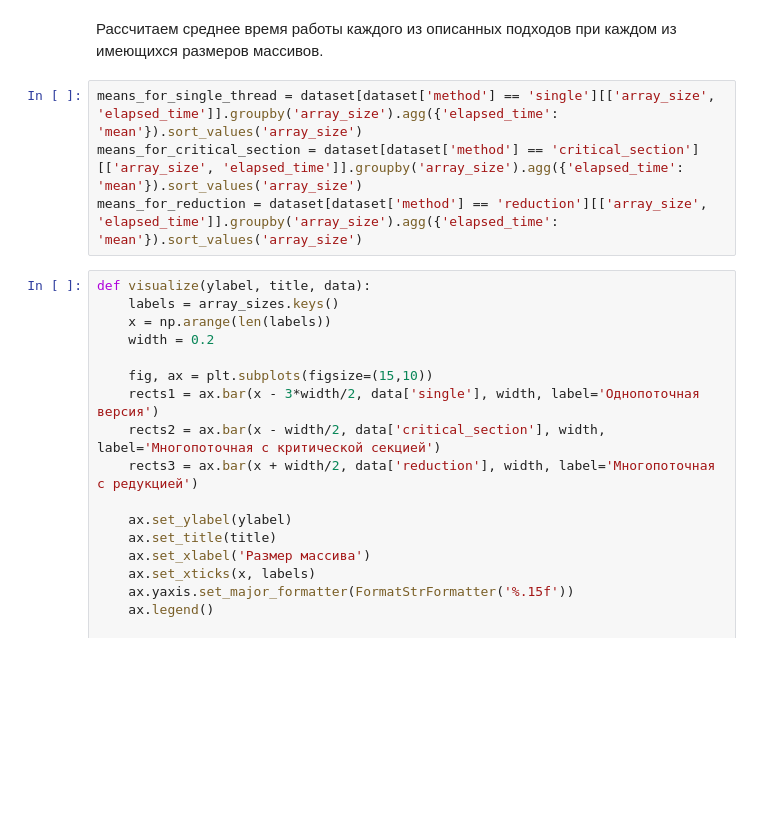
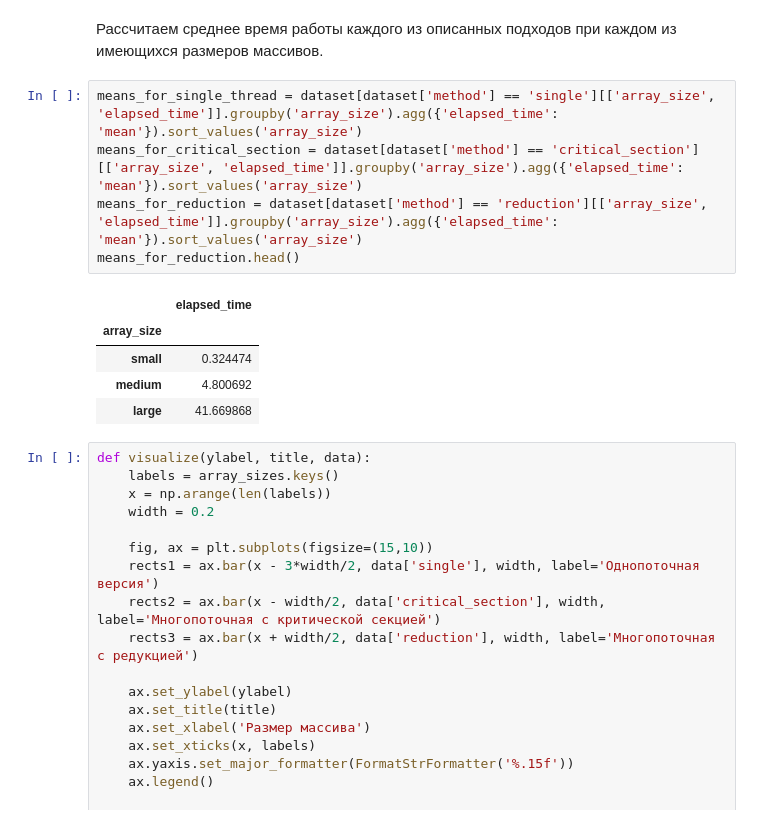
Before and after one commit to SkyWaet/openmp, a Jupyter notebook: python_scripts/vectorMinValue/vectorMinValue.ipynb, the cells around one changed output. Saved outputs shown, nothing was run; the diff lists cells and outputs as text; blank space fills up the shorter version.

```diff
--- a/python_scripts/vectorMinValue/vectorMinValue.ipynb
+++ b/python_scripts/vectorMinValue/vectorMinValue.ipynb
@@ -91,7 +91,14 @@ print(dataset.head(10))
 # %%
 means_for_single_thread = dataset[dataset['method'] == 'single'][['array_size', 'elapsed_time']].groupby('array_size').agg({'elapsed_time': 'mean'}).sort_values('array_size')
 means_for_critical_section = dataset[dataset['method'] == 'critical_section'][['array_size', 'elapsed_time']].groupby('array_size').agg({'elapsed_time': 'mean'}).sort_values('array_size')
 means_for_reduction = dataset[dataset['method'] == 'reduction'][['array_size', 'elapsed_time']].groupby('array_size').agg({'elapsed_time': 'mean'}).sort_values('array_size')
+means_for_reduction.head()
+# %% [output]
+|  | elapsed_time |
+| array_size |  |
+| small | 0.324474 |
+| medium | 4.800692 |
+| large | 41.669868 |
 # %%
 def visualize(ylabel, title, data):
     labels = array_sizes.keys()
```
Also changed, not shown: parts of 7 cells of this notebook.
